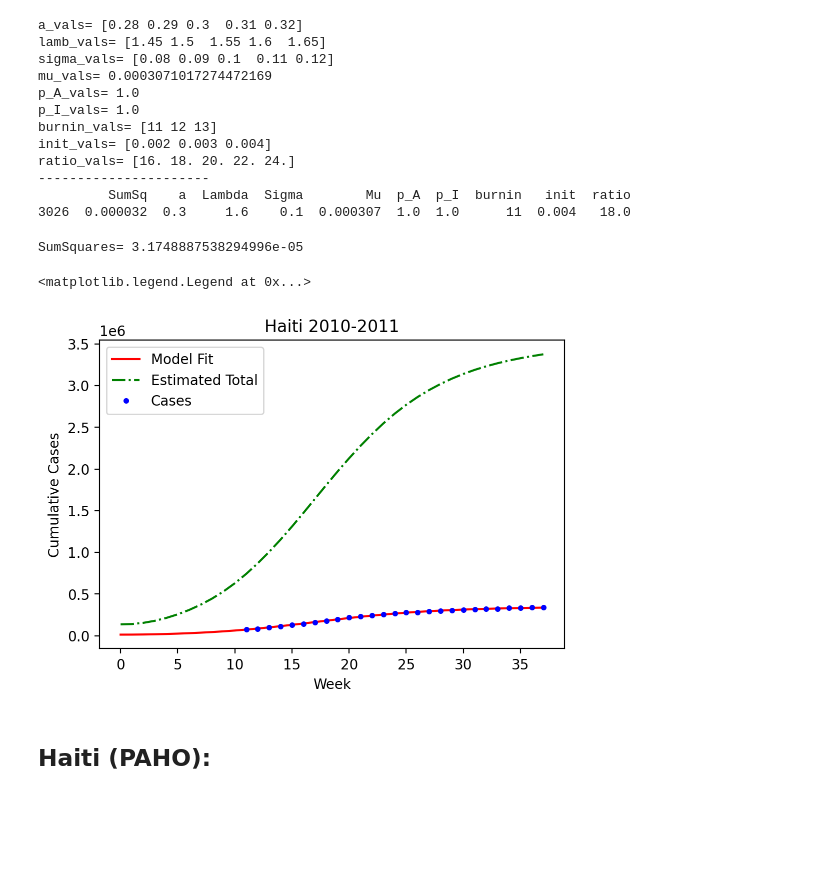
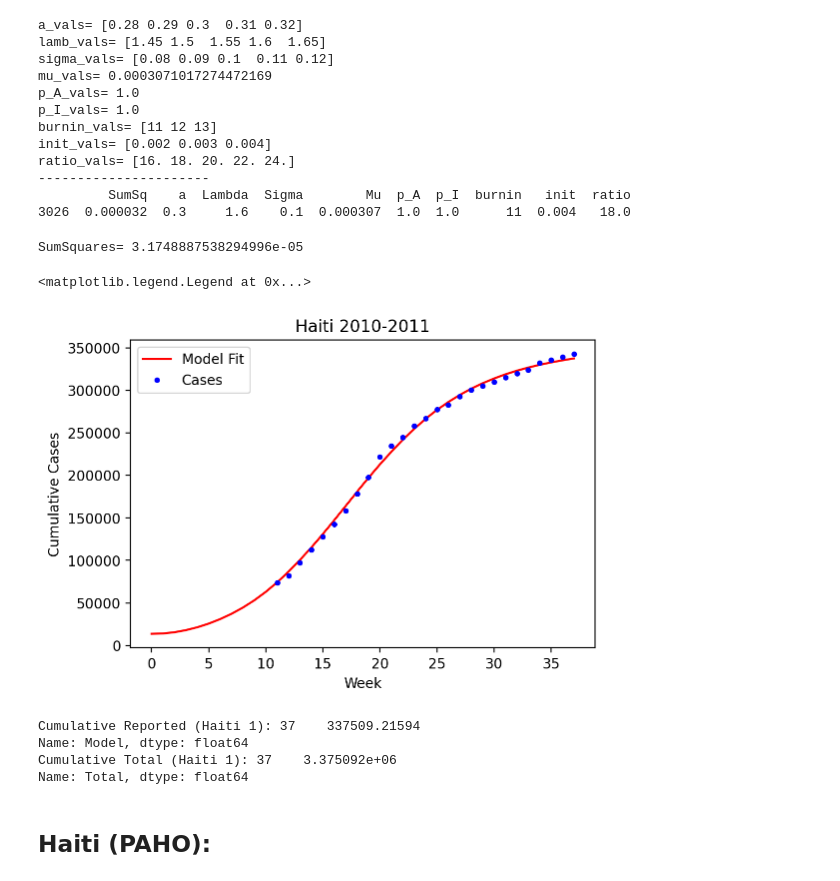
Before and after one commit to AndreiAf02/Cholera-Data, a Jupyter notebook: Cholera_Extension_V19.ipynb, the cells around one changed output. Cells and saved outputs as stored; diff of their text form; code cells hidden in the pictures; blank space fills up the shorter version.

```diff
--- a/Cholera_Extension_V19.ipynb
+++ b/Cholera_Extension_V19.ipynb
@@ -1027,42 +1027,51 @@ DataFrame['Cases'] = CaseDF - (Outbreak_data[0] - np.sum(I[0:burnin+1]))
 DataFrame['Model'] = pd.DataFrame(data=np.cumsum(I))
 DataFrame['Total'] = pd.DataFrame(data=np.cumsum(I+A))
 
+# print(DataFrame['Model'].tail(1)*Population)
+Model_cum_Haiti1 = DataFrame['Model'].tail(1)*Population
+Total_cum_Haiti1 = DataFrame['Total'].tail(1)*Population
+
 Date_smooth = np.linspace(DataFrame['Date'].min(), DataFrame['Date'].max(), int(DataFrame['Date'].max())+1)  # len(DataFrame['Date']))
 # print(Date_smooth)
 
 tck = splrep(Date_smooth, DataFrame['Model']*Population, s=len(DataFrame['Date'])*50000)
-tck2 = splrep(Date_smooth, DataFrame['Total']*Population, s=len(DataFrame['Date'])*5000000)
 
 # spline1 = splrep(DataFrame['Date'], DataFrame['Model']*Population, s=0)
 # CS1 = CubicSpline(DataFrame['Date'], DataFrame['Model']*Population)
 # tck = splrep(DataFrame['Date'], DataFrame['Model']*Population, s=len(DataFrame['Date'])*50000)
 
 # Model_smooth  = CubicSpline(DataFrame['Date']*Population, DataFrame['Model'])
 
 # print(DataFrame)
 
 # print('Difference = ', Outbreak_data[0] - np.sum(I[0:burnin-1]))
 
 
 figure(1, [6, 4]) #, dpi=600)
 # plt.plot(np.cumsum(I), 'r-', label='Model Fit')
 # plt.plot(DataFrame['Date'], DataFrame['Model']*Population, 'r-', label='Model Fit')
 # plt.plot(Date_smooth[5:]-5, CS1(Date_smooth)[5:], 'r-', label='Model Fit')
 # plt.plot(Date_smooth[5:]-5, BSpline(*tck)(Date_smooth)[5:], 'r-', label='Model Fit')
 # plt.plot(DataFrame['Date']-5, DataFrame['Cases']*Population, 'b.', label='Cases')
 plt.plot(Date_smooth, BSpline(*tck)(Date_smooth), 'r-', label='Model Fit')
-plt.plot(Date_smooth, BSpline(*tck2)(Date_smooth), 'g-.', label='Estimated Total')
-# plt.plot(DataFrame['Date'], DataFrame['Total']*Population, 'g-', label='Total 2')
 plt.plot(DataFrame['Date'], DataFrame['Cases']*Population, 'b.', label='Cases')
 # plt.plot(S, 'b-', label='Susceptible')
 plt.ylabel('Cumulative Cases')
 plt.xlabel('Week')
 plt.title('Haiti 2010-2011')
 plt.legend()
 # %% [output]
 SumSquares= 3.1748887538294996e-05
 <matplotlib.legend.Legend at 0x...>
-[figure, old version]
+[figure, new version]
+# %%
+print('Cumulative Reported (Haiti 1):', Model_cum_Haiti1)
+print('Cumulative Total (Haiti 1):', Total_cum_Haiti1)
+# %% [output]
+Cumulative Reported (Haiti 1): 37    337509.21594
+Name: Model, dtype: float64
+Cumulative Total (Haiti 1): 37    3.375092e+06
+Name: Total, dtype: float64
 # %% [markdown]
 ## Haiti (PAHO):
 # %%
```
Also changed, not shown: parts of 6 cells of this notebook.
